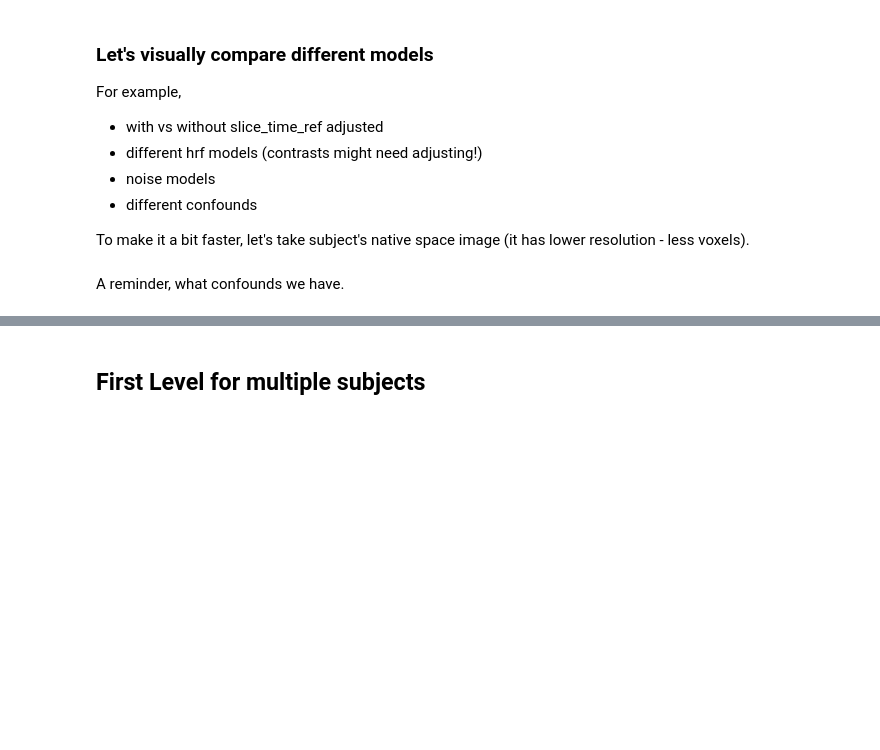
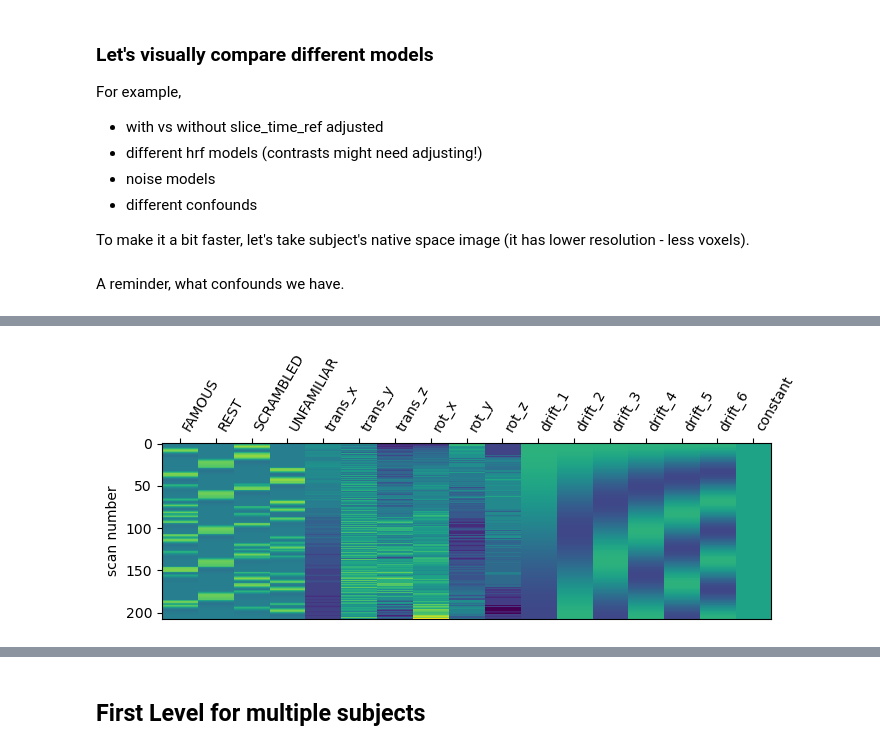
Before and after one commit to dcdace/COGNESTIC-fMRI, a Jupyter notebook: 04_Subject-Level-Analysis.ipynb, the cells around one changed output, grey strips where cells are left out. Cells and saved outputs as stored; diff of their text form; code cells hidden in the pictures; blank space fills up the shorter version.

```diff
--- a/04_Subject-Level-Analysis.ipynb
+++ b/04_Subject-Level-Analysis.ipynb
@@ -379,24 +530,26 @@ for conf_file in confounds:
 # %%
 import warnings;
 warnings.filterwarnings('ignore');
 
 fmri_glm = FirstLevelModel(
     t_r = TR,
-    slice_time_ref = 0,
+    slice_time_ref = TR/2,
     hrf_model = 'spm',
     drift_model = 'Cosine',
     high_pass = 1./128,
-    smoothing_fwhm = 4,
+    smoothing_fwhm = 6,
     noise_model = 'ar1',
     minimize_memory = False
 )
 
 fmri_glm = fmri_glm.fit(bold[:4], events[:4], confounds_glm[:4])
 design_matrices = fmri_glm.design_matrices_
 plot_design_matrix(design_matrices[0], output_file=None)
 fig = plt.gcf()
 fig.set_size_inches(8,2)
 plt.show()
+# %% [output]
+[figure, added]
 # %%
 contrast_list = []
 for design_matrix in design_matrices:
```
Also changed, not shown: parts of 24 cells of this notebook, 3 other files.
